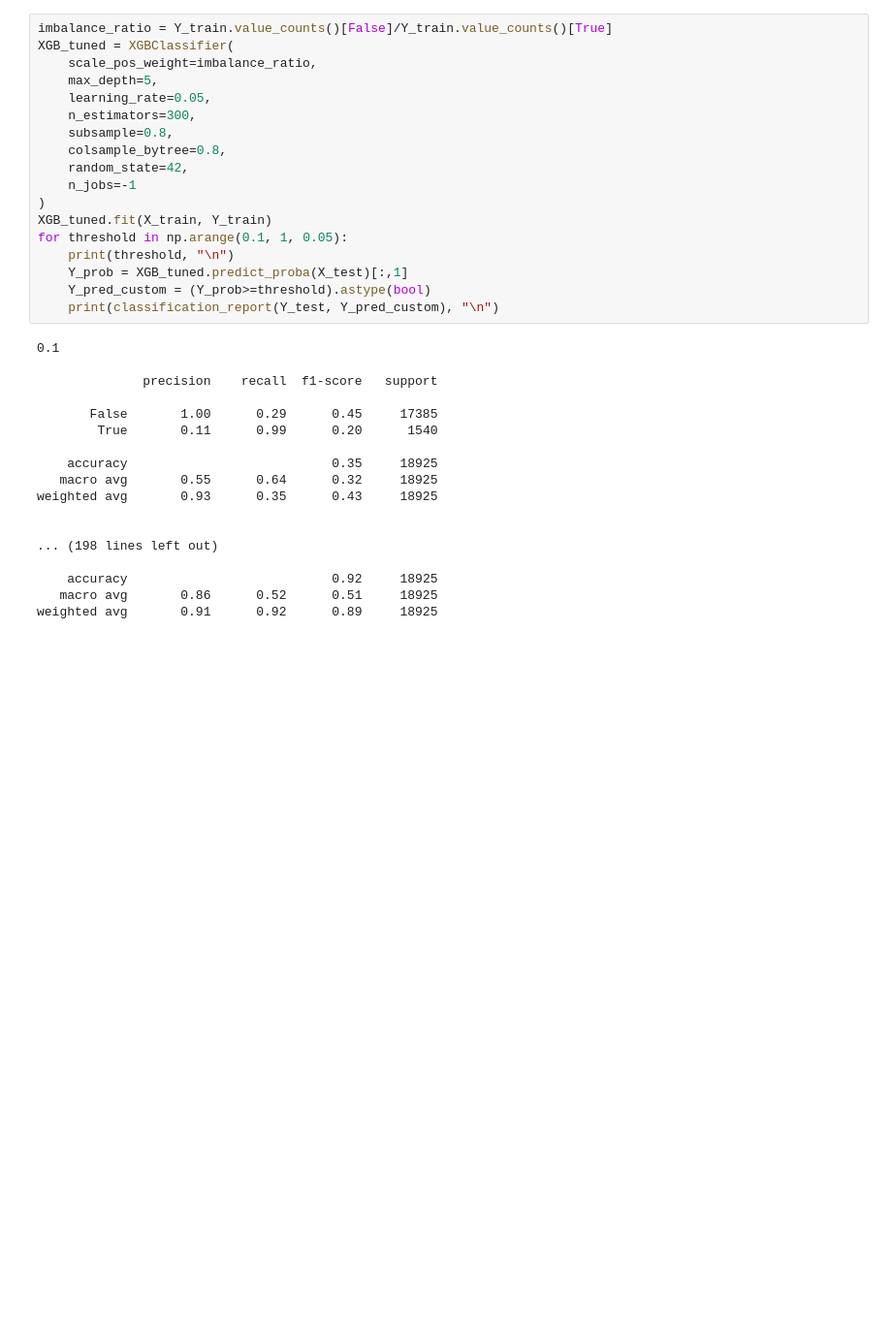
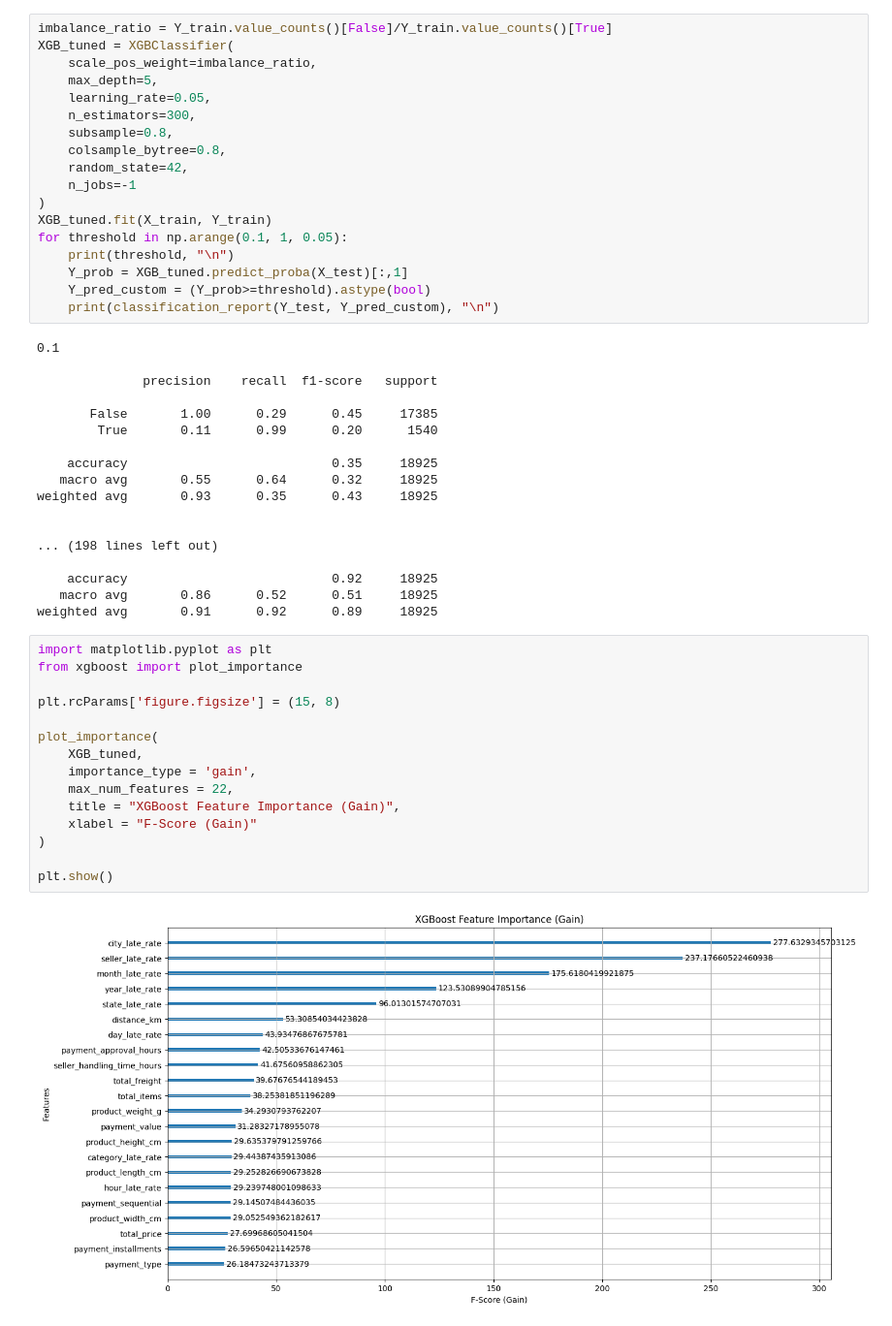
Before and after one commit to ElHefnawy1290/Late-order-prediction, a Jupyter notebook: late-order-prediction.ipynb, the cells around one changed output. Shown at 97% size. Drawn from its saved outputs; the diff is of its cells as text; blank space fills up the shorter version.

```diff
--- a/late-order-prediction.ipynb
+++ b/late-order-prediction.ipynb
@@ -606,3 +606,20 @@ weighted avg       0.93      0.35      0.43     18925
     accuracy                           0.92     18925
    macro avg       0.86      0.52      0.51     18925
 weighted avg       0.91      0.92      0.89     18925
+# %%
+import matplotlib.pyplot as plt
+from xgboost import plot_importance
+
+plt.rcParams['figure.figsize'] = (15, 8)
+
+plot_importance(
+    XGB_tuned,
+    importance_type = 'gain',
+    max_num_features = 22,
+    title = "XGBoost Feature Importance (Gain)",
+    xlabel = "F-Score (Gain)"
+)
+
+plt.show()
+# %% [output]
+[figure, added]
```
Also changed, not shown: parts of 4 cells of this notebook.
